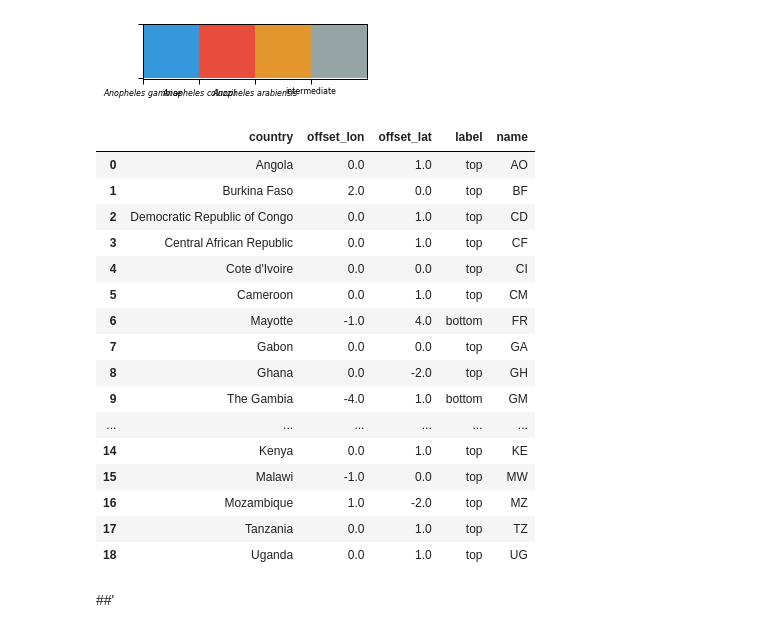
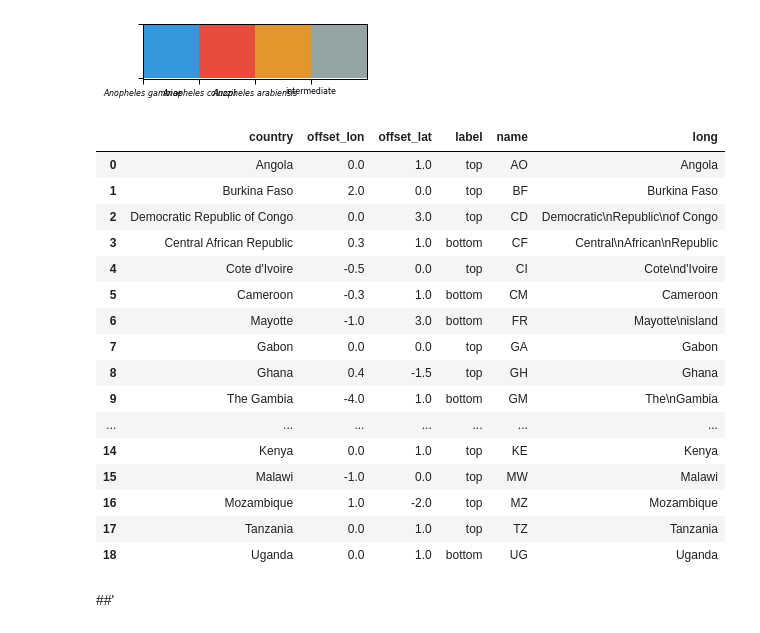
Before and after one commit to malariagen/deprecated-ag1000g-phase3-data-paper, a Jupyter notebook: notebooks/ag1000g_phase3_collection_.ipynb, the cells around one changed output. Cells and saved outputs as stored; diff of their text form; code cells hidden in the pictures.

Commit message:
long name labels

```diff
--- a/notebooks/ag1000g_phase3_collection_.ipynb
+++ b/notebooks/ag1000g_phase3_collection_.ipynb
@@ -71,6 +71,7 @@ assert len(all_meta) == set_len
 # %%
 #make The Gambia presentable
 all_meta = all_meta.replace('Gambia, The', 'The Gambia')
+all_meta = all_meta.replace('Equatorial Guinea', 'Bioko')
 # %%
 #countries
 countries = list(all_meta.country.unique())
@@ -93,6 +94,7 @@ offset_df['offset_lon'] = np.zeros(len(offset_df))
 offset_df['offset_lat'] = np.zeros(len(offset_df))
 offset_df['label'] = 'top'
 offset_df['name'] = '?'
+offset_df['long'] = list(offset_df['country'])
 
 #angola
 offset_df.loc[offset_df.country == 'Angola', 'offset_lon'] = 0
@@ -103,25 +105,37 @@ offset_df.loc[offset_df.country == 'Burkina Faso', 'offset_lon'] = 2
 offset_df.loc[offset_df.country == 'Burkina Faso', 'offset_lat'] = 0
 offset_df.loc[offset_df.country == 'Burkina Faso', 'name'] = 'BF'
 #cameroon
-offset_df.loc[offset_df.country == 'Cameroon', 'offset_lon'] = 0
+offset_df.loc[offset_df.country == 'Cameroon', 'offset_lon'] = -0.3
 offset_df.loc[offset_df.country == 'Cameroon', 'offset_lat'] = 1
 offset_df.loc[offset_df.country == 'Cameroon', 'name'] = 'CM'
+offset_df.loc[offset_df.country == 'Cameroon', 'label'] = 'bottom'
+
 #central african republic
-offset_df.loc[offset_df.country == 'Central African Republic', 'offset_lon'] = 0
+offset_df.loc[offset_df.country == 'Central African Republic', 'offset_lon'] = 0.3
 offset_df.loc[offset_df.country == 'Central African Republic', 'offset_lat'] = 1
 offset_df.loc[offset_df.country == 'Central African Republic', 'name'] = 'CF'
+offset_df.loc[offset_df.country == 'Central African Republic', 'long'] = 'Central\nAfrican\nRepublic'
+offset_df.loc[offset_df.country == 'Central African Republic', 'label'] = 'bottom'
+
 #cote d'ivoire
-offset_df.loc[offset_df.country == "Cote d'Ivoire", 'offset_lon'] = 0
+offset_df.loc[offset_df.country == "Cote d'Ivoire", 'offset_lon'] = -0.5
 offset_df.loc[offset_df.country == "Cote d'Ivoire", 'offset_lat'] = 0
 offset_df.loc[offset_df.country == "Cote d'Ivoire", 'name'] = 'CI'
+offset_df.loc[offset_df.country == "Cote d'Ivoire", 'long'] = "Cote\nd'Ivoire"
+
 #democratic republic of congo
 offset_df.loc[offset_df.country == 'Democratic Republic of Congo', 'offset_lon'] = 0
-offset_df.loc[offset_df.country == 'Democratic Republic of Congo', 'offset_lat'] = 1
+offset_df.loc[offset_df.country == 'Democratic Republic of Congo', 'offset_lat'] = 3
 offset_df.loc[offset_df.country == 'Democratic Republic of Congo', 'name'] = 'CD'
+offset_df.loc[offset_df.country == 'Democratic Republic of Congo', 'long'] = 'Democratic\nRepublic\nof Congo'
+
 #equatorial guinea
-offset_df.loc[offset_df.country == 'Equatorial Guinea', 'offset_lon'] = -4
-offset_df.loc[offset_df.country == 'Equatorial Guinea', 'offset_lat'] = 0
-offset_df.loc[offset_df.country == 'Equatorial Guinea', 'name'] = 'GQ'
+offset_df.loc[offset_df.country == 'Bioko', 'offset_lon'] = -3
+offset_df.loc[offset_df.country == 'Bioko', 'offset_lat'] = -1.5
+offset_df.loc[offset_df.country == 'Bioko', 'name'] = 'GQ'
+offset_df.loc[offset_df.country == 'Bioko', 'long'] = 'Bioko\nisland'
+
+
 #gabon
 offset_df.loc[offset_df.country == 'Gabon', 'offset_lon'] = 0
 offset_df.loc[offset_df.country == 'Gabon', 'offset_lat'] = 0
@@ -131,67 +145,77 @@ offset_df.loc[offset_df.country == 'The Gambia', 'offset_lon'] = -4
 offset_df.loc[offset_df.country == 'The Gambia', 'offset_lat'] = 1
 offset_df.loc[offset_df.country == 'The Gambia', 'name'] = 'GM'
 offset_df.loc[offset_df.country == 'The Gambia', 'label'] = 'bottom'
+offset_df.loc[offset_df.country == 'The Gambia', 'long'] = 'The\nGambia'
+
 #ghana
-offset_df.loc[offset_df.country == 'Ghana', 'offset_lon'] = 0
-offset_df.loc[offset_df.country == 'Ghana', 'offset_lat'] = -2
+offset_df.loc[offset_df.country == 'Ghana', 'offset_lon'] = 0.4
+offset_df.loc[offset_df.country == 'Ghana', 'offset_lat'] = -1.5
 offset_df.loc[offset_df.country == 'Ghana', 'name'] = 'GH'
 #guinea
 offset_df.loc[offset_df.country == 'Guinea', 'offset_lon'] = 0
 offset_df.loc[offset_df.country == 'Guinea', 'offset_lat'] = 0
 offset_df.loc[offset_df.country == 'Guinea', 'name'] = 'GN'
+offset_df.loc[offset_df.country == 'Guinea', 'label'] = 'bottom'
+
 #guinea bissau
-offset_df.loc[offset_df.country == 'Guinea-Bissau', 'offset_lon'] = -3
+offset_df.loc[offset_df.country == 'Guinea-Bissau', 'offset_lon'] = -2.5
 offset_df.loc[offset_df.country == 'Guinea-Bissau', 'offset_lat'] = -3
 offset_df.loc[offset_df.country == 'Guinea-Bissau', 'name'] = 'GW'
 #kenya
 offset_df.loc[offset_df.country == 'Kenya', 'offset_lon'] = 0
 offset_df.loc[offset_df.country == 'Kenya', 'offset_lat'] = 1
 offset_df.loc[offset_df.country == 'Kenya', 'name'] = 'KE'
 #malawi
 offset_df.loc[offset_df.country == 'Malawi', 'offset_lon'] = -1
 offset_df.loc[offset_df.country == 'Malawi', 'offset_lat'] = 0
 offset_df.loc[offset_df.country == 'Malawi', 'name'] = 'MW'
 #mali
 offset_df.loc[offset_df.country == 'Mali', 'offset_lon'] = 0
-offset_df.loc[offset_df.country == 'Mali', 'offset_lat'] = 0
+offset_df.loc[offset_df.country == 'Mali', 'offset_lat'] = -1
 offset_df.loc[offset_df.country == 'Mali', 'name'] = 'ML'
+offset_df.loc[offset_df.country == 'Mali', 'label'] = 'bottom'
+
 #mayotte
 offset_df.loc[offset_df.country == 'Mayotte', 'offset_lon'] = -1
-offset_df.loc[offset_df.country == 'Mayotte', 'offset_lat'] = 4
+offset_df.loc[offset_df.country == 'Mayotte', 'offset_lat'] = 3
 offset_df.loc[offset_df.country == 'Mayotte', 'label'] = 'bottom'
 offset_df.loc[offset_df.country == 'Mayotte', 'name'] = 'FR'
+offset_df.loc[offset_df.country == 'Mayotte', 'long'] = 'Mayotte\nisland'
+
 #mozambique
 offset_df.loc[offset_df.country == 'Mozambique', 'offset_lon'] = 1
 offset_df.loc[offset_df.country == 'Mozambique', 'offset_lat'] = -2
 offset_df.loc[offset_df.country == 'Mozambique', 'name'] = 'MZ'
 #tanzania
 offset_df.loc[offset_df.country == 'Tanzania', 'offset_lon'] = 0
 offset_df.loc[offset_df.country == 'Tanzania', 'offset_lat'] = 1
 offset_df.loc[offset_df.country == 'Tanzania', 'name'] = 'TZ'
 #Uganda
 offset_df.loc[offset_df.country == 'Uganda', 'offset_lon'] = 0
 offset_df.loc[offset_df.country == 'Uganda', 'offset_lat'] = 1
 offset_df.loc[offset_df.country == 'Uganda', 'name'] = 'UG'
+offset_df.loc[offset_df.country == 'Uganda', 'label'] = 'bottom'
+
 
 offset_df
 # %% [output]
-|  | country | offset_lon | offset_lat | label | name |
-| 0 | Angola | 0.0 | 1.0 | top | AO |
-| 1 | Burkina Faso | 2.0 | 0.0 | top | BF |
-| 2 | Democratic Republic of Congo | 0.0 | 1.0 | top | CD |
-| 3 | Central African Republic | 0.0 | 1.0 | top | CF |
-| 4 | Cote d'Ivoire | 0.0 | 0.0 | top | CI |
-| 5 | Cameroon | 0.0 | 1.0 | top | CM |
-| 6 | Mayotte | -1.0 | 4.0 | bottom | FR |
-| 7 | Gabon | 0.0 | 0.0 | top | GA |
-| 8 | Ghana | 0.0 | -2.0 | top | GH |
-| 9 | The Gambia | -4.0 | 1.0 | bottom | GM |
-| ... | ... | ... | ... | ... | ... |
-| 14 | Kenya | 0.0 | 1.0 | top | KE |
-| 15 | Malawi | -1.0 | 0.0 | top | MW |
-| 16 | Mozambique | 1.0 | -2.0 | top | MZ |
-| 17 | Tanzania | 0.0 | 1.0 | top | TZ |
-| 18 | Uganda | 0.0 | 1.0 | top | UG |
+|  | country | offset_lon | offset_lat | label | name | long |
+| 0 | Angola | 0.0 | 1.0 | top | AO | Angola |
+| 1 | Burkina Faso | 2.0 | 0.0 | top | BF | Burkina Faso |
+| 2 | Democratic Republic of Congo | 0.0 | 3.0 | top | CD | Democratic\nRepublic\nof Congo |
+| 3 | Central African Republic | 0.3 | 1.0 | bottom | CF | Central\nAfrican\nRepublic |
+| 4 | Cote d'Ivoire | -0.5 | 0.0 | top | CI | Cote\nd'Ivoire |
+| 5 | Cameroon | -0.3 | 1.0 | bottom | CM | Cameroon |
+| 6 | Mayotte | -1.0 | 3.0 | bottom | FR | Mayotte\nisland |
+| 7 | Gabon | 0.0 | 0.0 | top | GA | Gabon |
+| 8 | Ghana | 0.4 | -1.5 | top | GH | Ghana |
+| 9 | The Gambia | -4.0 | 1.0 | bottom | GM | The\nGambia |
+| ... | ... | ... | ... | ... | ... | ... |
+| 14 | Kenya | 0.0 | 1.0 | top | KE | Kenya |
+| 15 | Malawi | -1.0 | 0.0 | top | MW | Malawi |
+| 16 | Mozambique | 1.0 | -2.0 | top | MZ | Mozambique |
+| 17 | Tanzania | 0.0 | 1.0 | top | TZ | Tanzania |
+| 18 | Uganda | 0.0 | 1.0 | bottom | UG | Uganda |
 # %% [markdown]
 ##'
 # %%
```
Also changed, not shown: parts of 2 cells of this notebook, 2 other files.
